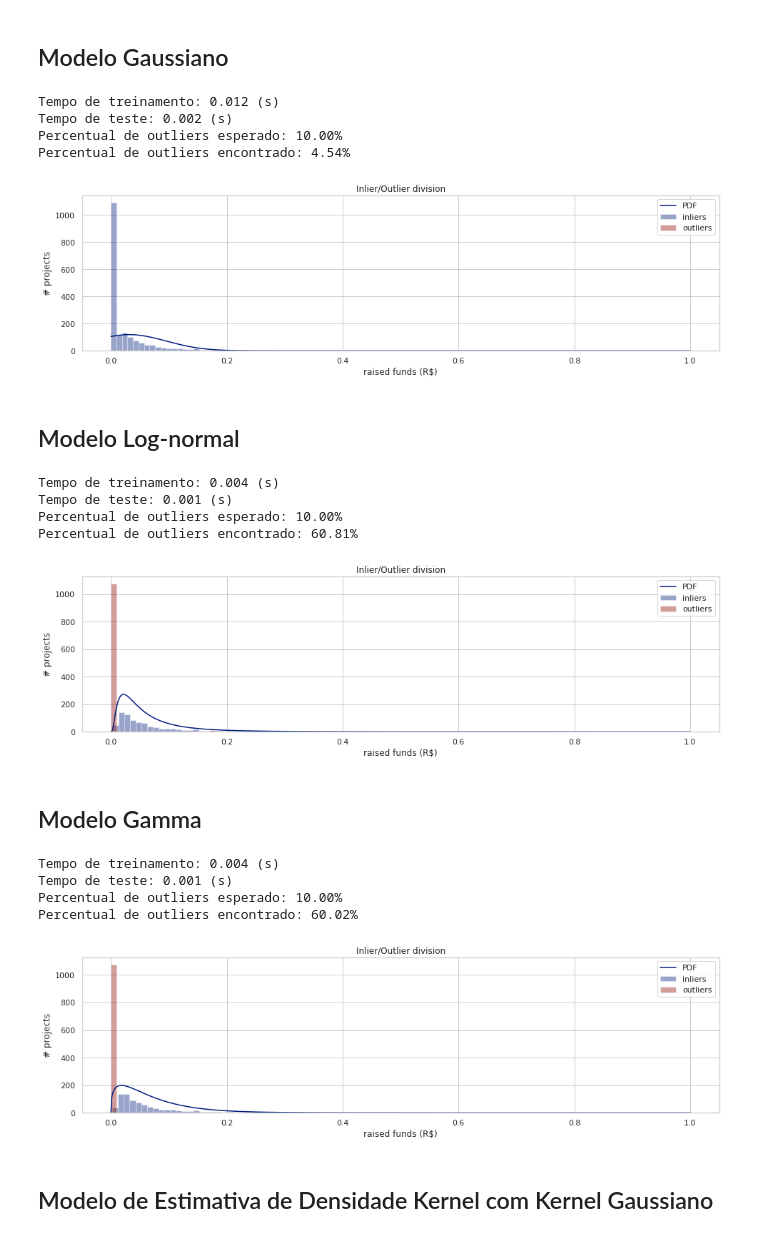
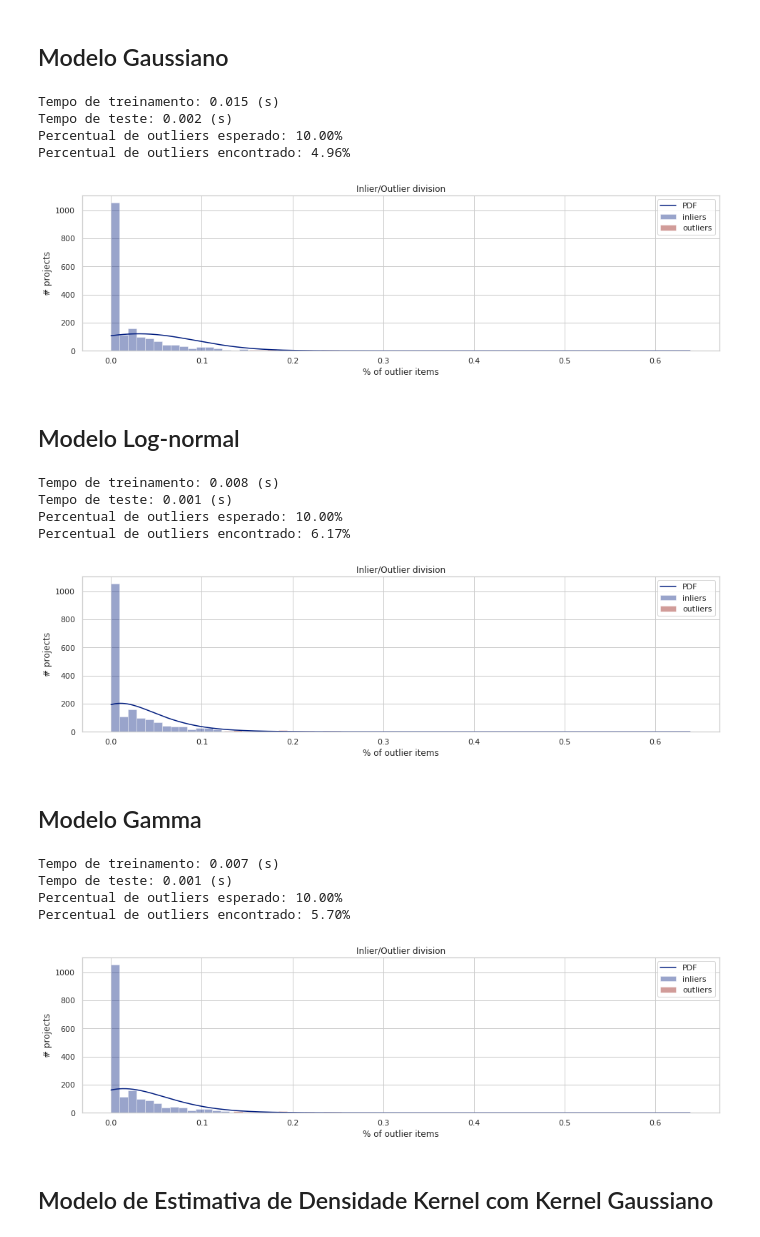
Before and after one commit to lappis-unb/salic-ml, a Jupyter notebook: notebooks/report/analysis_of_items_price.ipynb, the cells around one changed output. Cells and saved outputs as stored; diff of their text form; code cells hidden in the pictures.

```diff
--- a/notebooks/report/analysis_of_items_price.ipynb
+++ b/notebooks/report/analysis_of_items_price.ipynb
@@ -426,11 +414,14 @@ def show_stats(model, train_set, test_set, bin_size=1):
 
     if hasattr(model.model, 'pdf'):
         x = np.linspace(min(test_set), max(test_set), 1000)
-        plt.plot(x,  bin_size * len(test_set) * model.model.pdf(x), label='PDF')
+        y = model.model.pdf(x)
+        if hasattr(model, 'transform'):
+            y = model.model.pdf(model.transform(x))
+        plt.plot(x,  bin_size * len(test_set) * y, label='PDF')
 
     plt.legend(frameon=True)
     plt.ylabel('# projects')
-    plt.xlabel('raised funds (R$)')
+    plt.xlabel('% of outlier items')
     plt.title('Inlier/Outlier division')
 # %% [markdown]
 #### Implementando funções auxiliares para os modelos utilizados
@@ -482,51 +473,51 @@ class Gaussian:
 
 show_stats(Gaussian(), projects_train, projects_test, bin_size=0.01)
 # %% [output]
-Tempo de treinamento: 0.012 (s)
+Tempo de treinamento: 0.015 (s)
 Tempo de teste: 0.002 (s)
 Percentual de outliers esperado: 10.00%
-Percentual de outliers encontrado: 4.54%
+Percentual de outliers encontrado: 4.96%
-[figure, old version]
+[figure, new version]
 # %% [markdown]
 ## Modelo Log-normal
 # %%
 class Lognormal:
     def __init__(self, contamination=0.1, transform=lambda X: X):
         self.contamination = contamination
         self.transform = transform
 
     def fit(self, X):
         # Generate model
         X = self.transform(X)
-        X = X[X > 0.0]
         s, loc, scale = scipy.stats.lognorm.fit(X, floc=0)
         self.model = scipy.stats.lognorm(np.std(np.log(X)), loc=loc, scale=scale)
         # Find threshold
         self.threshold = find_threshold(self.model, X, self.contamination)
         return self
 
     def predict(self, X):
         X = self.transform(X)
         is_inlier = (self.model.pdf(X) > self.threshold)
         return is_inlier
 
-show_stats(Lognormal(), projects_train, projects_test, bin_size=0.01)
+show_stats(Lognormal(transform=lambda X: X + 0.1), projects_train, projects_test, bin_size=0.01)
 # %% [output]
-Tempo de treinamento: 0.004 (s)
+Tempo de treinamento: 0.008 (s)
 Tempo de teste: 0.001 (s)
 Percentual de outliers esperado: 10.00%
-Percentual de outliers encontrado: 60.81%
+Percentual de outliers encontrado: 6.17%
-[figure, old version]
+[figure, new version]
 # %% [markdown]
 ## Modelo Gamma
 # %%
 class Gamma:
-    def __init__(self, contamination=0.1):
+    def __init__(self, contamination=0.1, transform=lambda X: X):
         self.contamination = contamination
+        self.transform = transform
 
     def fit(self, X):
         # Generate model
-        X = X[X > 0.0]
+        X = self.transform(X)
         params = scipy.stats.gamma.fit(X, floc=0)
         self.model = scipy.stats.gamma(*params)
         # Find threshold
@@ -534,16 +525,17 @@ class Gamma:
         return self
 
     def predict(self, X):
+        X = self.transform(X)
         is_inlier = (self.model.pdf(X) > self.threshold)
         return is_inlier
 
-show_stats(Gamma(), projects_train, projects_test, bin_size=0.01)
+show_stats(Gamma(transform=lambda X: X + 0.1), projects_train, projects_test, bin_size=0.01)
 # %% [output]
-Tempo de treinamento: 0.004 (s)
+Tempo de treinamento: 0.007 (s)
 Tempo de teste: 0.001 (s)
 Percentual de outliers esperado: 10.00%
-Percentual de outliers encontrado: 60.02%
+Percentual de outliers encontrado: 5.70%
-[figure, old version]
+[figure, new version]
 # %% [markdown]
 ## Modelo de Estimativa de Densidade Kernel com Kernel Gaussiano
 # %%
```
Also changed, not shown: parts of 9 cells of this notebook.
